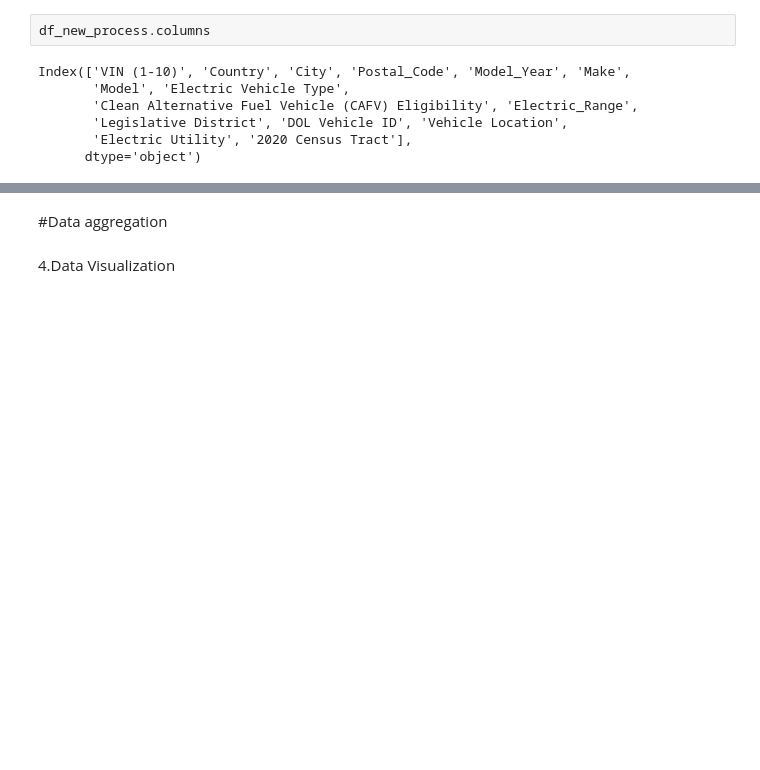
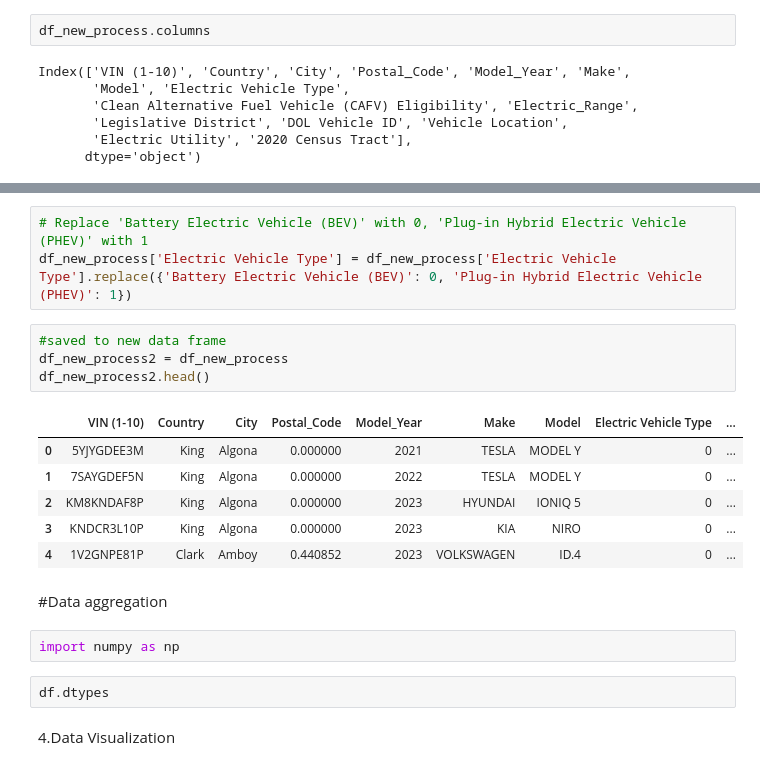
Before and after one commit to maisaahmad/MASAR-Bootcamp, a Jupyter notebook: project2.ipynb, the cells around one changed output, grey strips where cells are left out. Cells and saved outputs as stored; diff of their text form; blank space fills up the shorter version.

```diff
--- a/project2.ipynb
+++ b/project2.ipynb
@@ -337,4 +349,22 @@ df.head()
+# %%
+# Replace 'Battery Electric Vehicle (BEV)' with 0, 'Plug-in Hybrid Electric Vehicle (PHEV)' with 1
+df_new_process['Electric Vehicle Type'] = df_new_process['Electric Vehicle Type'].replace({'Battery Electric Vehicle (BEV)': 0, 'Plug-in Hybrid Electric Vehicle (PHEV)': 1})
+# %%
+#saved to new data frame
+df_new_process2 = df_new_process
+df_new_process2.head()
+# %% [output]
+|  | VIN (1-10) | Country | City | Postal_Code | Model_Year | Make | Model | Electric Vehicle Type | ... |
+| 0 | 5YJYGDEE3M | King | Algona | 0.000000 | 2021 | TESLA | MODEL Y | 0 | ... |
+| 1 | 7SAYGDEF5N | King | Algona | 0.000000 | 2022 | TESLA | MODEL Y | 0 | ... |
+| 2 | KM8KNDAF8P | King | Algona | 0.000000 | 2023 | HYUNDAI | IONIQ 5 | 0 | ... |
+| 3 | KNDCR3L10P | King | Algona | 0.000000 | 2023 | KIA | NIRO | 0 | ... |
+| 4 | 1V2GNPE81P | Clark | Amboy | 0.440852 | 2023 | VOLKSWAGEN | ID.4 | 0 | ... |
 # %% [markdown]
 #Data aggregation
+# %%
+import numpy as np
+# %%
+df.dtypes
 # %% [markdown]
 4.Data Visualization
```
Also changed, not shown: parts of 3 cells of this notebook.
